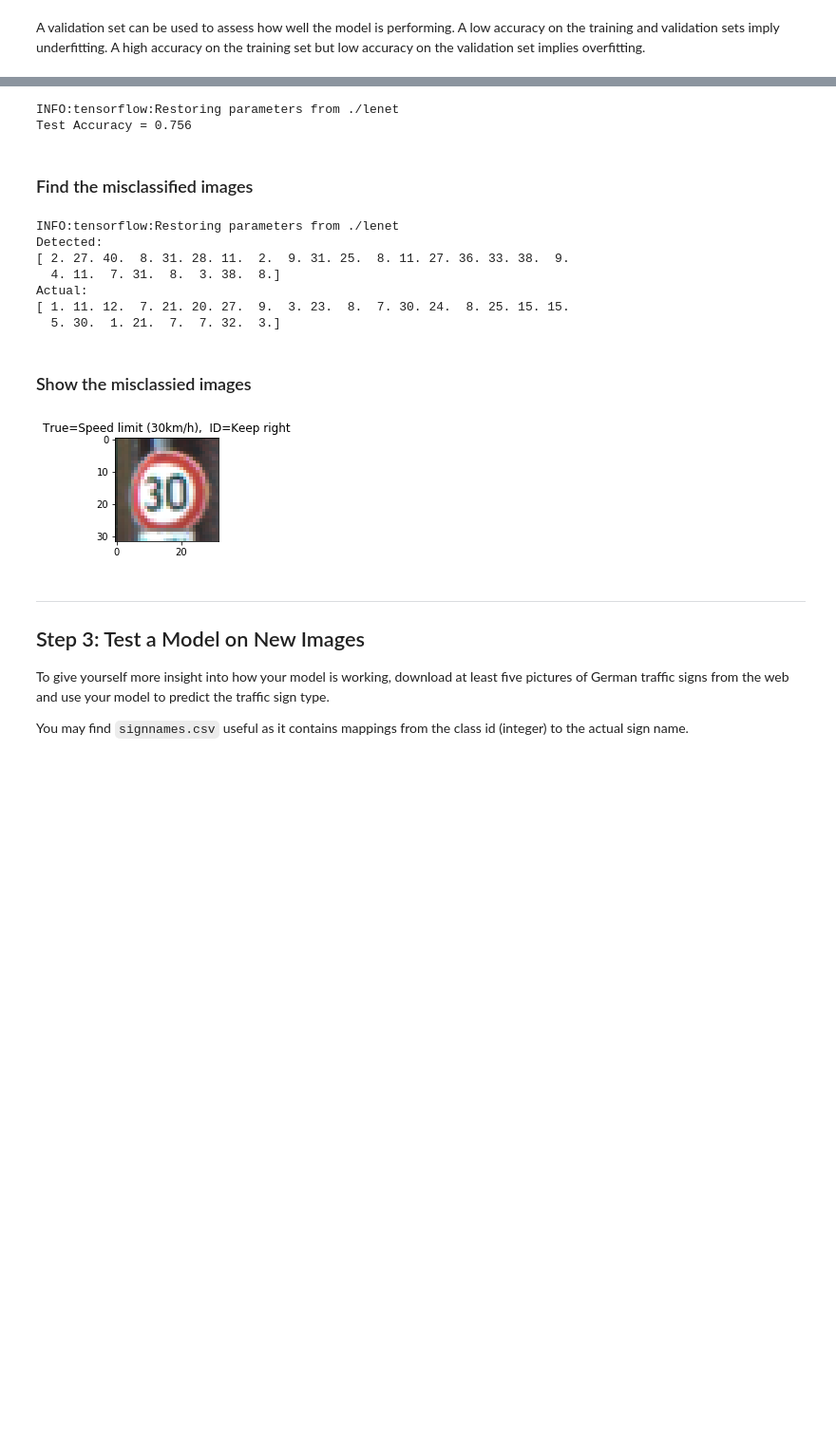
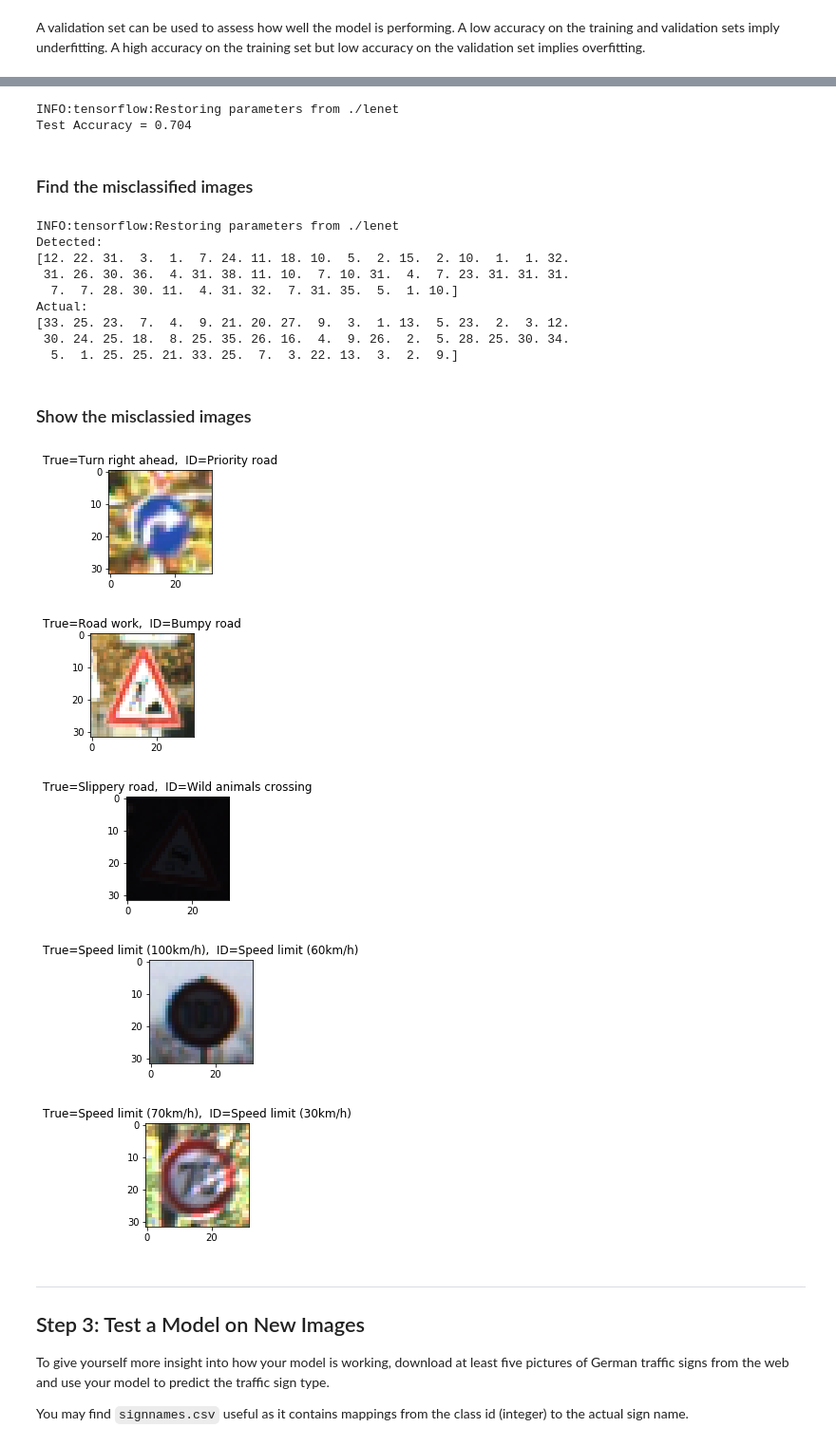
Before and after one commit to suvoganguli/SDCND-Projects, a Jupyter notebook: CarND-Traffic-Sign-Classifier-P3/Traffic_Sign_Classifier.ipynb, the cells around one changed output, grey strips where cells are left out. Shown at 95% size. Drawn from its saved outputs; the diff is of its cells as text; code cells hidden in the pictures; blank space fills up the shorter version.

```diff
--- a/CarND-Traffic-Sign-Classifier-P3/Traffic_Sign_Classifier.ipynb
+++ b/CarND-Traffic-Sign-Classifier-P3/Traffic_Sign_Classifier.ipynb
@@ -256,7 +264,7 @@ one_hot_y = tf.one_hot(y, 43)
 keep_prob = tf.placeholder(tf.float32)       # For fully-connected layers
 keep_prob_conv = tf.placeholder(tf.float32)  # For convolutional layers
 # %%
-rate = 0.001
+rate = 0.002
 
 logits = LeNet(x)
 cross_entropy = tf.nn.softmax_cross_entropy_with_logits_v2(labels=one_hot_y, logits=logits)
@@ -279,8 +287,8 @@ def evaluate(X_data, y_data):
         total_accuracy += (accuracy * len(batch_x))
     return total_accuracy / num_examples
 # %%
-EPOCHS = 2
-BATCH_SIZE = 128
+EPOCHS = 20
+BATCH_SIZE = 64
 
 with tf.Session() as sess:
     sess.run(tf.global_variables_initializer())
@@ -290,14 +298,14 @@ with tf.Session() as sess:
     print("Training...")
     print()
     for i in range(EPOCHS):
-        X_train, y_train = shuffle(X_train, y_train)
+        X_train_norm, y_train = shuffle(X_train_norm, y_train)
         for offset in range(0, num_examples, BATCH_SIZE):
             end = offset + BATCH_SIZE
-            batch_x, batch_y = X_train[offset:end], y_train[offset:end]
+            batch_x, batch_y = X_train_norm[offset:end], y_train[offset:end]
             sess.run(training_operation, feed_dict=\
-                     {x: batch_x, y: batch_y, keep_prob: 1.0, keep_prob_conv: 1.0})
+                     {x: batch_x, y: batch_y, keep_prob: 0.75, keep_prob_conv: 0.75})
 
-        validation_accuracy = evaluate(X_validation, y_validation)
+        validation_accuracy = evaluate(X_validation_norm, y_validation)
         print("EPOCH {} ...".format(i+1))
         print("Validation Accuracy = {:.3f}".format(validation_accuracy))
         print()
@@ -318,11 +334,11 @@ Model saved
 with tf.Session() as sess:
     saver.restore(sess, tf.train.latest_checkpoint('.'))
 
-    test_accuracy = evaluate(X_test, y_test)
+    test_accuracy = evaluate(X_test_norm, y_test)
     print("Test Accuracy = {:.3f}".format(test_accuracy))
 # %% [output]
 INFO:tensorflow:Restoring parameters from ./lenet
-Test Accuracy = 0.756
+Test Accuracy = 0.704
 # %% [markdown]
 ### Find the misclassified images
 # %%
@@ -358,12 +374,13 @@ def find_mistakes(X_data, y_data):
     return idx_mistakes, detected, actual
 
 X_data = X_test[:100]
+X_data_norm = X_test_norm[:100]
 y_data = y_test[:100]
 
 with tf.Session() as sess:
     sess.run(tf.global_variables_initializer())
     saver.restore(sess, tf.train.latest_checkpoint('.'))
-    idx_mistakes, detected, actual = find_mistakes(X_data, y_data)
+    idx_mistakes, detected, actual = find_mistakes(X_data_norm, y_data)
     idx_mistakes = idx_mistakes.reshape(1,-1)
     idx_mistakes = idx_mistakes[0]
     print('Detected:')
@@ -374,27 +391,33 @@ with tf.Session() as sess:
 # %% [output]
 INFO:tensorflow:Restoring parameters from ./lenet
 Detected:
-[ 2. 27. 40.  8. 31. 28. 11.  2.  9. 31. 25.  8. 11. 27. 36. 33. 38.  9.
-  4. 11.  7. 31.  8.  3. 38.  8.]
+[12. 22. 31.  3.  1.  7. 24. 11. 18. 10.  5.  2. 15.  2. 10.  1.  1. 32.
+ 31. 26. 30. 36.  4. 31. 38. 11. 10.  7. 10. 31.  4.  7. 23. 31. 31. 31.
+  7.  7. 28. 30. 11.  4. 31. 32.  7. 31. 35.  5.  1. 10.]
 Actual:
-[ 1. 11. 12.  7. 21. 20. 27.  9.  3. 23.  8.  7. 30. 24.  8. 25. 15. 15.
-  5. 30.  1. 21.  7.  7. 32.  3.]
+[33. 25. 23.  7.  4.  9. 21. 20. 27.  9.  3.  1. 13.  5. 23.  2.  3. 12.
+ 30. 24. 25. 18.  8. 25. 35. 26. 16.  4.  9. 26.  2.  5. 28. 25. 30. 34.
+  5.  1. 25. 25. 21. 33. 25.  7.  3. 22. 13.  3.  2.  9.]
 # %% [markdown]
 ### Show the misclassied images
 # %%
 n = len(idx_mistakes)
-for i in range(1):
+for i in range(5):
     idx = np.int(idx_mistakes[i])
     img = X_data[idx].reshape(32,32,3)
     plt.figure(i,figsize=(2,2))
     plt.imshow(img)
     true_idx = int(actual[i])
-    true_str = sign_data[y_data[true_idx],1]
+    true_str = sign_data[true_idx,1]
     detected_idx = int(detected[i])
-    detected_str = sign_data[y_data[detected_idx],1]
+    detected_str = sign_data[detected_idx,1]
     plt.title('True=' + true_str + ',  ID=' + detected_str)
 # %% [output]
-[figure, old version]
+[figure, new version]
+[figure, added]
+[figure, added]
+[figure, added]
+[figure, added]
 # %% [markdown]
 ---
 
```
Also changed, not shown: parts of 8 cells of this notebook, 4 other files.
